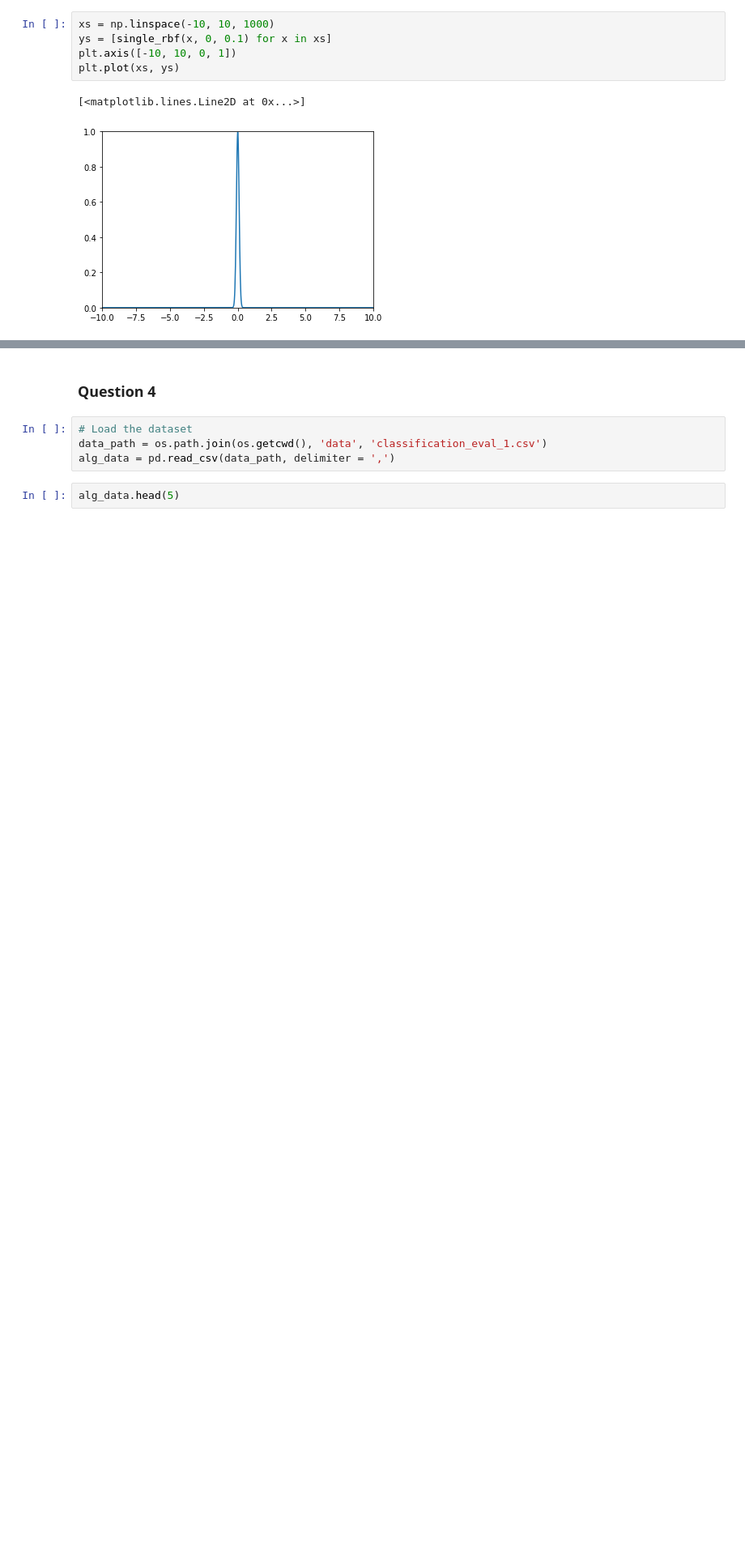
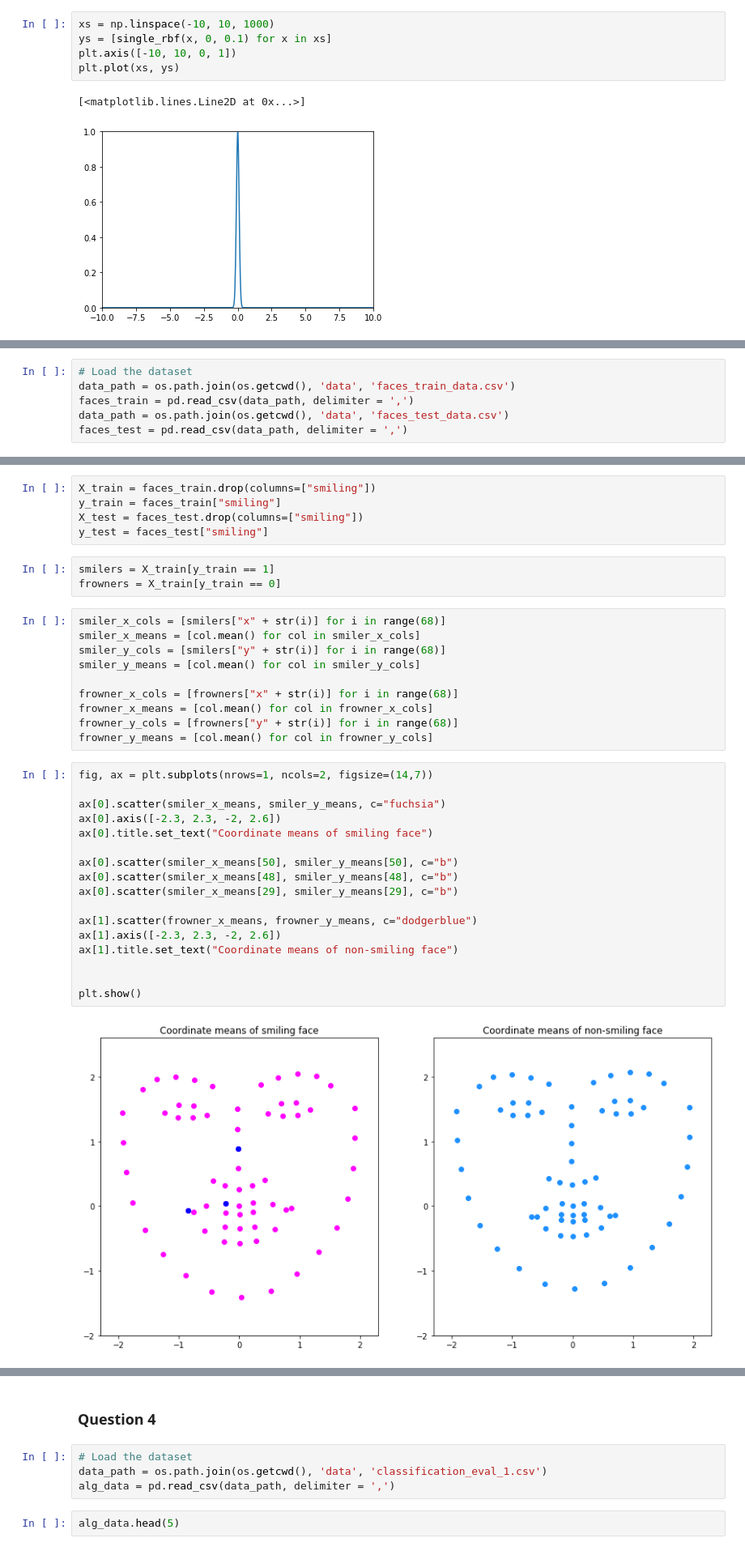
Before and after one commit to larswe/introductory-applied-machine-learning, a Jupyter notebook: Coursework 1/Untitled.ipynb, the cells around one changed output, grey strips where cells are left out. Shown at 81% size. Drawn from its saved outputs; the diff is of its cells as text; blank space fills up the shorter version.

```diff
--- a/Coursework 1/Untitled.ipynb
+++ b/Coursework 1/Untitled.ipynb
@@ -265,0 +268,6 @@ plt.plot(xs, ys)
+# %%
+# Load the dataset
+data_path = os.path.join(os.getcwd(), 'data', 'faces_train_data.csv')
+faces_train = pd.read_csv(data_path, delimiter = ',')
+data_path = os.path.join(os.getcwd(), 'data', 'faces_test_data.csv')
+faces_test = pd.read_csv(data_path, delimiter = ',')
@@ -265,0 +310,37 @@ plt.plot(xs, ys)
+# %%
+X_train = faces_train.drop(columns=["smiling"])
+y_train = faces_train["smiling"]
+X_test = faces_test.drop(columns=["smiling"])
+y_test = faces_test["smiling"]
+# %%
+smilers = X_train[y_train == 1]
+frowners = X_train[y_train == 0]
+# %%
+smiler_x_cols = [smilers["x" + str(i)] for i in range(68)]
+smiler_x_means = [col.mean() for col in smiler_x_cols]
+smiler_y_cols = [smilers["y" + str(i)] for i in range(68)]
+smiler_y_means = [col.mean() for col in smiler_y_cols]
+
+frowner_x_cols = [frowners["x" + str(i)] for i in range(68)]
+frowner_x_means = [col.mean() for col in frowner_x_cols]
+frowner_y_cols = [frowners["y" + str(i)] for i in range(68)]
+frowner_y_means = [col.mean() for col in frowner_y_cols]
+# %%
+fig, ax = plt.subplots(nrows=1, ncols=2, figsize=(14,7))
+
+ax[0].scatter(smiler_x_means, smiler_y_means, c="fuchsia")
+ax[0].axis([-2.3, 2.3, -2, 2.6])
+ax[0].title.set_text("Coordinate means of smiling face")
+
+ax[0].scatter(smiler_x_means[50], smiler_y_means[50], c="b")
+ax[0].scatter(smiler_x_means[48], smiler_y_means[48], c="b")
+ax[0].scatter(smiler_x_means[29], smiler_y_means[29], c="b")
+
+ax[1].scatter(frowner_x_means, frowner_y_means, c="dodgerblue")
+ax[1].axis([-2.3, 2.3, -2, 2.6])
+ax[1].title.set_text("Coordinate means of non-smiling face")
+
+
+plt.show()
+# %% [output]
+[figure, added]
```
Also changed, not shown: parts of 13 cells of this notebook, 1 other file.
